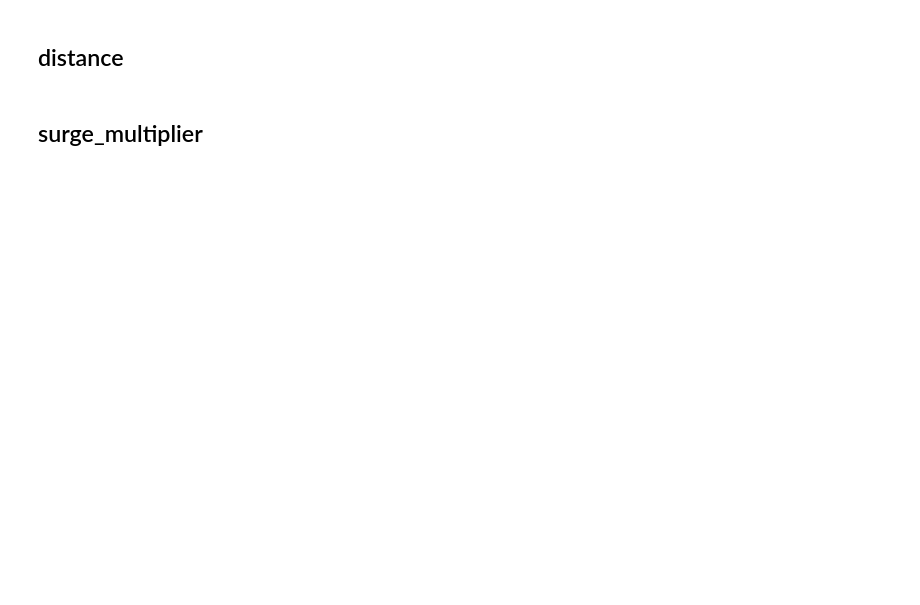
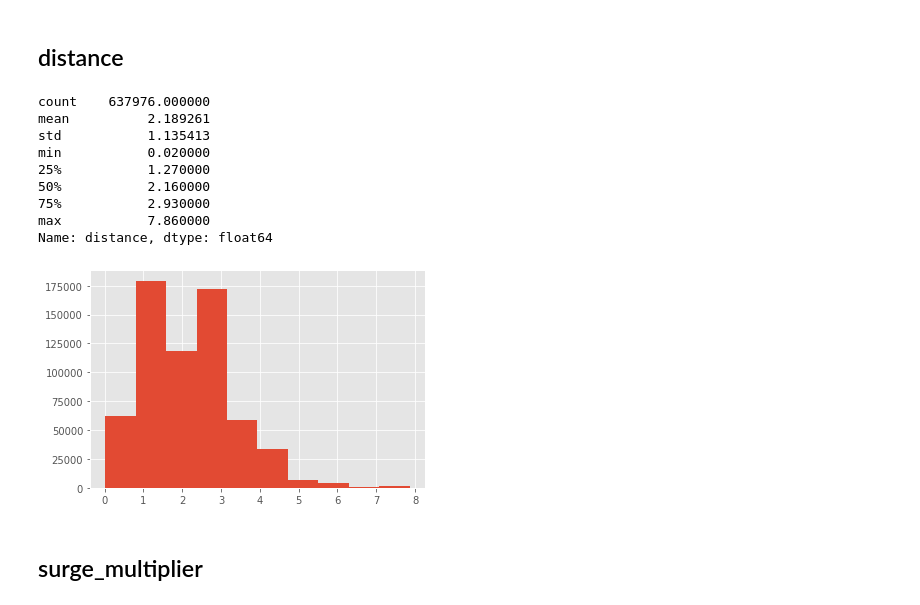
Before and after one commit to pawoody/Rideshare_Analysis, a Jupyter notebook: Boston_Rideshare_NB.ipynb, the cells around one changed output. Saved outputs shown, nothing was run; the diff lists cells and outputs as text; code cells hidden in the pictures; blank space fills up the shorter version.

```diff
--- a/Boston_Rideshare_NB.ipynb
+++ b/Boston_Rideshare_NB.ipynb
@@ -229,8 +360,19 @@ df.price.describe()
 # %% [markdown]
 ## distance
 # %%
-df.distance.hist()
-df.distance.describe() # Safe to assume distances are measured in miles
+no_taxi_df.distance.hist()
+no_taxi_df.distance.describe() # Safe to assume distances are measured in miles
+# %% [output]
+count    637976.000000
+mean          2.189261
+std           1.135413
+min           0.020000
+25%           1.270000
+50%           2.160000
+75%           2.930000
+max           7.860000
+Name: distance, dtype: float64
+[figure, added]
 # %% [markdown]
 ## surge_multiplier
 # %%
```
Also changed, not shown: parts of 76 cells of this notebook.
